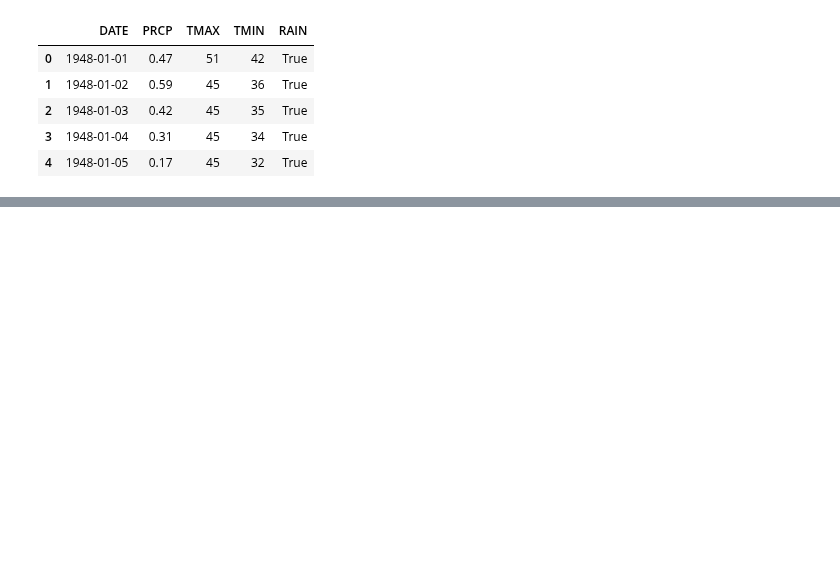
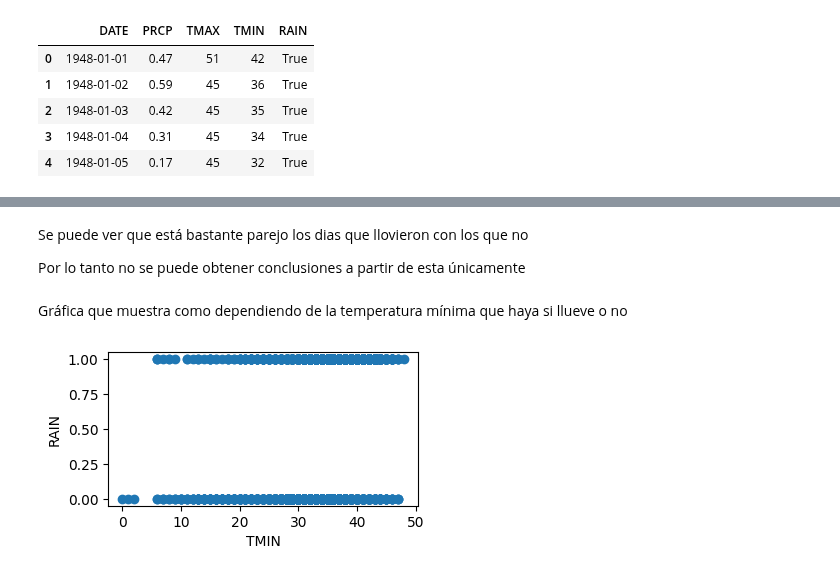
Before and after one commit to javierarteagapuell/deeplearning, a Jupyter notebook: Lluvias.ipynb, the cells around one changed output, grey strips where cells are left out. Saved outputs shown, nothing was run; the diff lists cells and outputs as text; code cells hidden in the pictures; blank space fills up the shorter version.

```diff
--- a/Lluvias.ipynb
+++ b/Lluvias.ipynb
@@ -17,0 +201,15 @@ data.head()
+# %% [markdown]
+Se puede ver que está bastante parejo los dias que llovieron con los que no
+
+Por lo tanto no se puede obtener conclusiones a partir de esta únicamente
+# %% [markdown]
+Gráfica que muestra como dependiendo de la temperatura mínima que haya si llueve o no
+# %%
+fig, ax = plt.subplots(figsize=(4, 2))
+
+plt.scatter(data['TMIN'], data['RAIN'])
+
+plt.xlabel('TMIN')
+plt.ylabel('RAIN');
+# %% [output]
+[figure, added]
```
Also changed, not shown: parts of 86 cells of this notebook.
